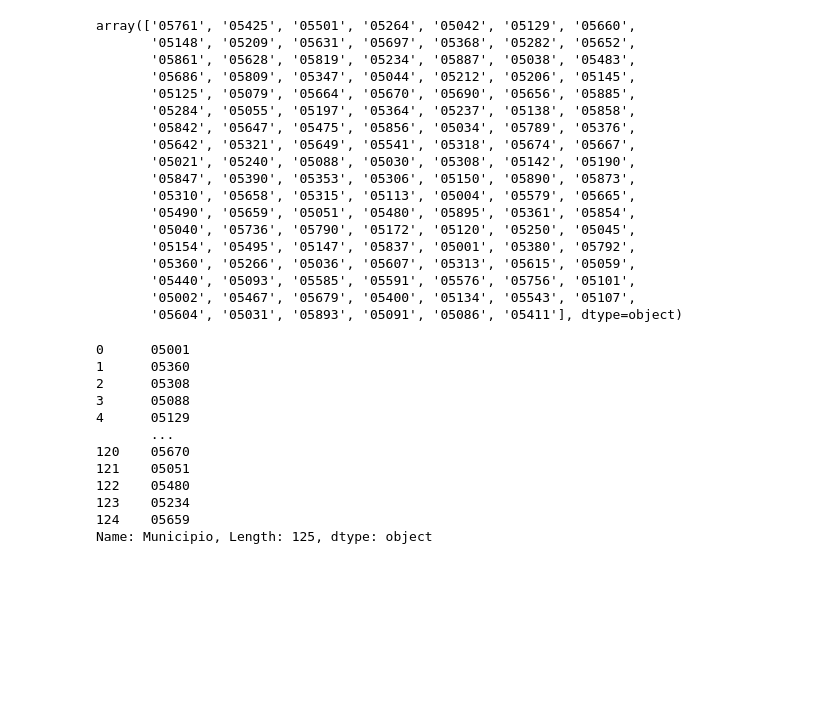
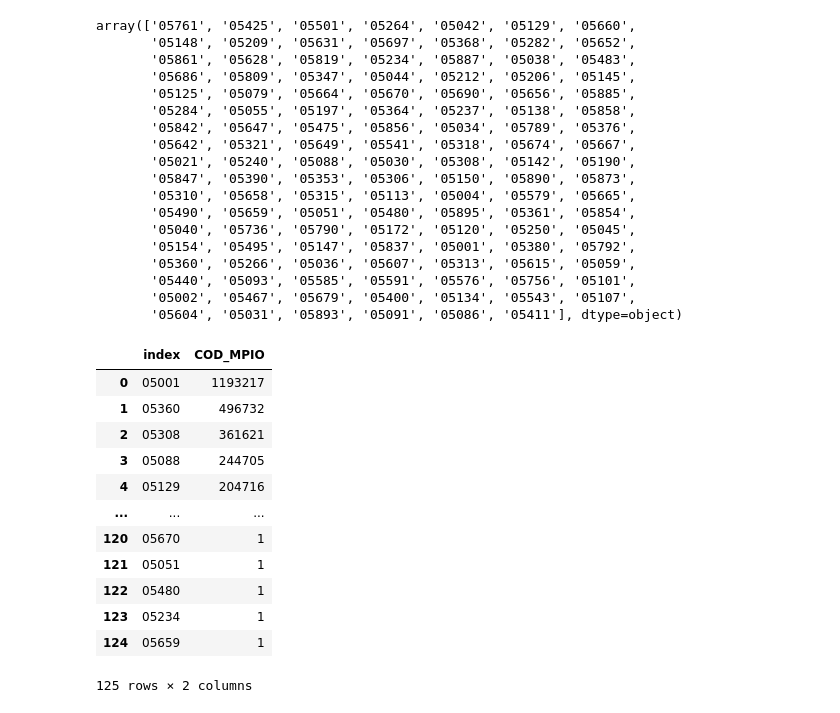
Before and after one commit to stijopa/Tesis, a Jupyter notebook: EDA_Tesis.ipynb, the cells around one changed output. Saved outputs shown, nothing was run; the diff lists cells and outputs as text; code cells hidden in the pictures; blank space fills up the shorter version.

```diff
--- a/EDA_Tesis.ipynb
+++ b/EDA_Tesis.ipynb
@@ -392,22 +406,23 @@ array(['05761', '05425', '05501', '05264', '05042', '05129', '05660',
        '05604', '05031', '05893', '05091', '05086', '05411'], dtype=object)
 # %%
 conteo = datos_relacionados['COD_MPIO'].value_counts().reset_index()
-conteo.columns = ['Municipio', 'Cantidad']
+#conteo.columns = ['Municipio', 'Cantidad']
 conteo
-conteo['Municipio']
+#conteo['Municipio']
 # %% [output]
+|  | index | COD_MPIO |
+| 0 | 05001 | 1193217 |
+| 1 | 05360 | 496732 |
+| 2 | 05308 | 361621 |
+| 3 | 05088 | 244705 |
+| 4 | 05129 | 204716 |
+| ... | ... | ... |
+| 120 | 05670 | 1 |
+| 121 | 05051 | 1 |
+| 122 | 05480 | 1 |
+| 123 | 05234 | 1 |
+| 124 | 05659 | 1 |
-0      05001
-1      05360
-2      05308
-3      05088
-4      05129
-       ...
-120    05670
-121    05051
-122    05480
-123    05234
-124    05659
-Name: Municipio, Length: 125, dtype: object
+125 rows × 2 columns
 # %%
 # # # import geopandas as gpd
 # # # import pandas as pd
```
Also changed, not shown: parts of 2 cells of this notebook.
